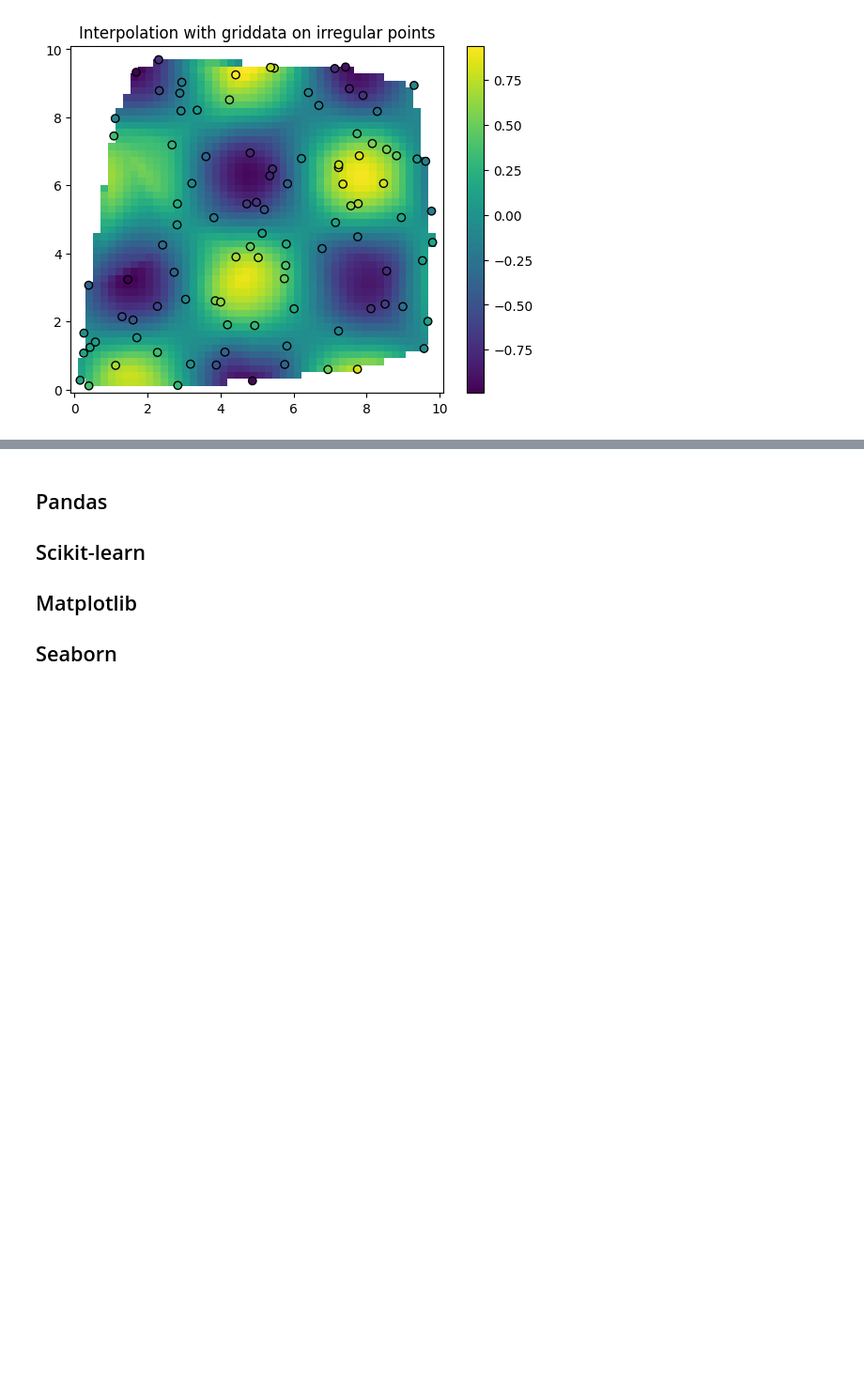
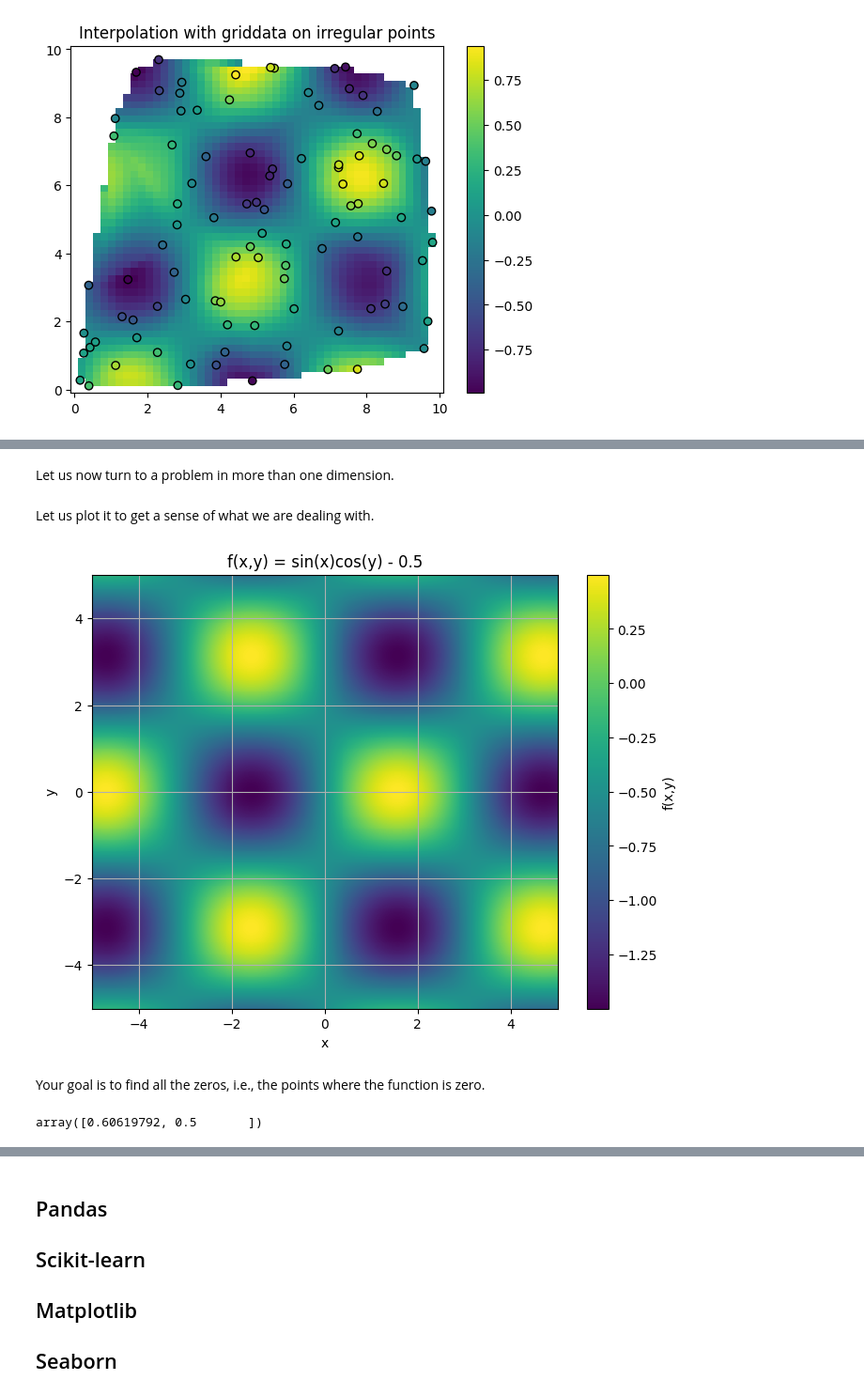
Before and after one commit to borisbolliet/ResearchComputing, a Jupyter notebook: docs/material/part11/notebook.ipynb, the cells around one changed output, grey strips where cells are left out. Shown at 94% size. Drawn from its saved outputs; the diff is of its cells as text; code cells hidden in the pictures; blank space fills up the shorter version.

```diff
--- a/docs/material/part11/notebook.ipynb
+++ b/docs/material/part11/notebook.ipynb
@@ -658,0 +750,2 @@ This is one of the three pillars of the AI revolution we are witnessing. See [he
+# %% [markdown]
+Let us now turn to a problem in more than one dimension.
@@ -658,0 +757,44 @@ This is one of the three pillars of the AI revolution we are witnessing. See [he
+# %% [markdown]
+Let us plot it to get a sense of what we are dealing with.
+# %%
+
+# Create a grid of points
+x = np.linspace(-5, 5, 500)
+y = np.linspace(-5, 5, 500)
+X, Y = np.meshgrid(x, y)
+
+# Evaluate function on the grid
+Z = np.sin(X) * np.cos(Y) - 0.5
+
+# Create the contour plot
+plt.figure(figsize=(8, 6))
+plt.pcolormesh(x, y, Z, cmap='viridis')
+plt.colorbar(label='f(x,y)')
+plt.xlabel('x')
+plt.ylabel('y')
+plt.title('f(x,y) = sin(x)cos(y) - 0.5')
+plt.grid(True)
+plt.show()
+# %% [output]
+[figure, added]
+# %% [markdown]
+Your goal is to find all the zeros, i.e., the points where the function is zero.
+# %%
+import scipy
+
+# Define a function of two variables
+def f(X):
+    x, y = X
+    return [np.sin(x) * np.cos(y) - 0.5,0] # we add 0 to make it a vector function so it can be used with scipy.optimize.root
+
+
+# Initial guess for (x, y)
+initial_guess = [0.5, 0.5]
+
+
+
+result = scipy.optimize.root(f, initial_guess)
+
+result.x
+# %% [output]
+array([0.60619792, 0.5       ])
```
Also changed, not shown: parts of 23 cells of this notebook, 1 other file.
